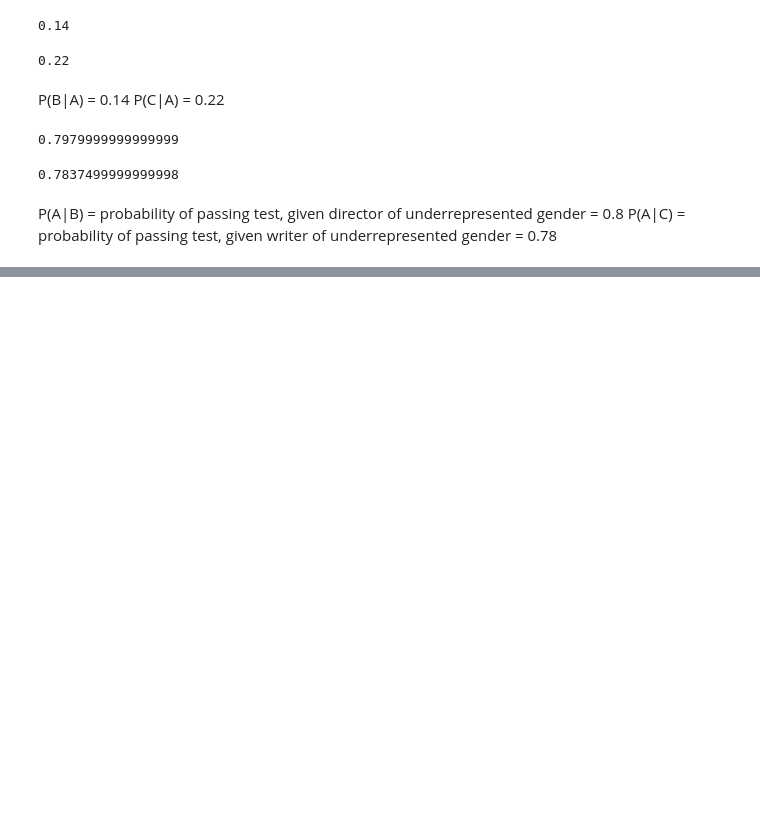
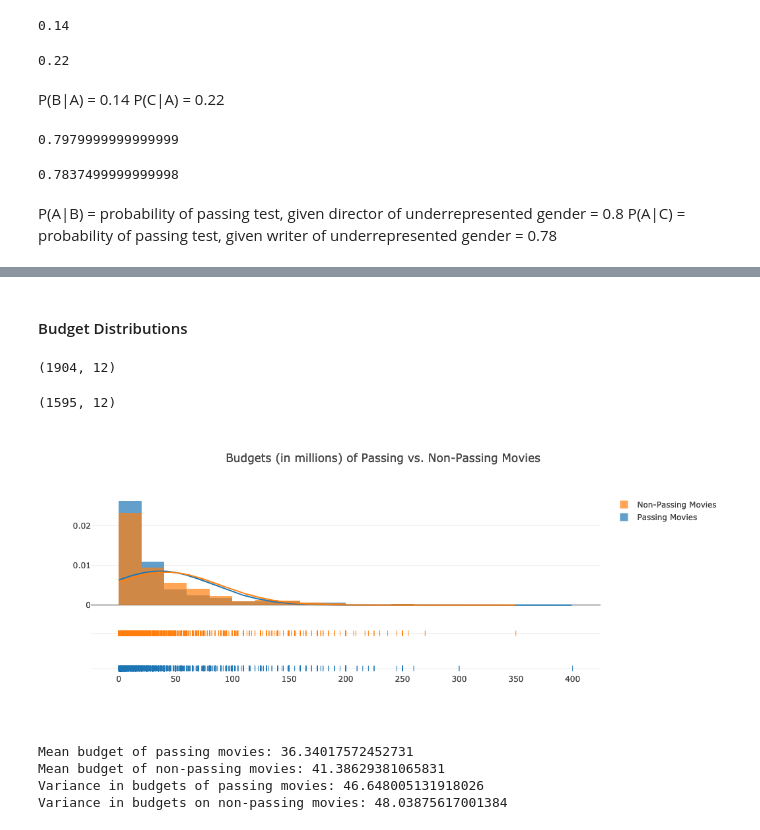
Before and after one commit to MagicMilly/women-in-film-analysis-dashboard, a Jupyter notebook: data_analysis.ipynb, the cells around one changed output, grey strips where cells are left out. Cells and saved outputs as stored; diff of their text form; code cells hidden in the pictures; blank space fills up the shorter version.

```diff
--- a/data_analysis.ipynb
+++ b/data_analysis.ipynb
@@ -165,0 +181,3 @@ P(A|C) = probability of passing test, given writer of underrepresented gender =
+# %%
+budget_revenue_df = pd.read_csv('my_data/non_zero_scaled_budgets_revenues_2.csv')
+budget_revenue_df.head()
@@ -165,0 +197,2 @@ P(A|C) = probability of passing test, given writer of underrepresented gender =
+# %% [markdown]
+#### Budget Distributions
@@ -165,0 +201,22 @@ P(A|C) = probability of passing test, given writer of underrepresented gender =
+# %%
+passing_movies = budget_revenue_df.query('passing == 1')
+passing_movies.shape
+# %% [output]
+(1904, 12)
+# %%
+non_passing_movies = budget_revenue_df.query('passing == 0')
+non_passing_movies.shape
+# %% [output]
+(1595, 12)
+# %%
+x1 = passing_movies.budget_millions
+x2 = non_passing_movies.budget_millions
+
+hist_data = [x1, x2]
+labels = ['Passing Movies', 'Non-Passing Movies']
+
+fig = ff.create_distplot(hist_data, labels, curve_type='normal', bin_size=20)
+fig['layout'].update(title='Budgets (in millions) of Passing vs. Non-Passing Movies')
+iplot(fig)
+# %% [output]
+[figure, added]
@@ -165,0 +225,16 @@ P(A|C) = probability of passing test, given writer of underrepresented gender =
+# %%
+x1_mu = passing_movies.budget_millions.mean()
+x2_mu = non_passing_movies.budget_millions.mean()
+
+x1_var = passing_movies.budget_millions.std()
+x2_var = non_passing_movies.budget_millions.std()
+
+print(f'Mean budget of passing movies: {x1_mu}')
+print(f'Mean budget of non-passing movies: {x2_mu}')
+print(f'Variance in budgets of passing movies: {x1_var}')
+print(f'Variance in budgets on non-passing movies: {x2_var}')
+# %% [output]
+Mean budget of passing movies: 36.34017572452731
+Mean budget of non-passing movies: 41.38629381065831
+Variance in budgets of passing movies: 46.648005131918026
+Variance in budgets on non-passing movies: 48.03875617001384
```
Also changed, not shown: parts of 13 cells of this notebook, 1 other file.
